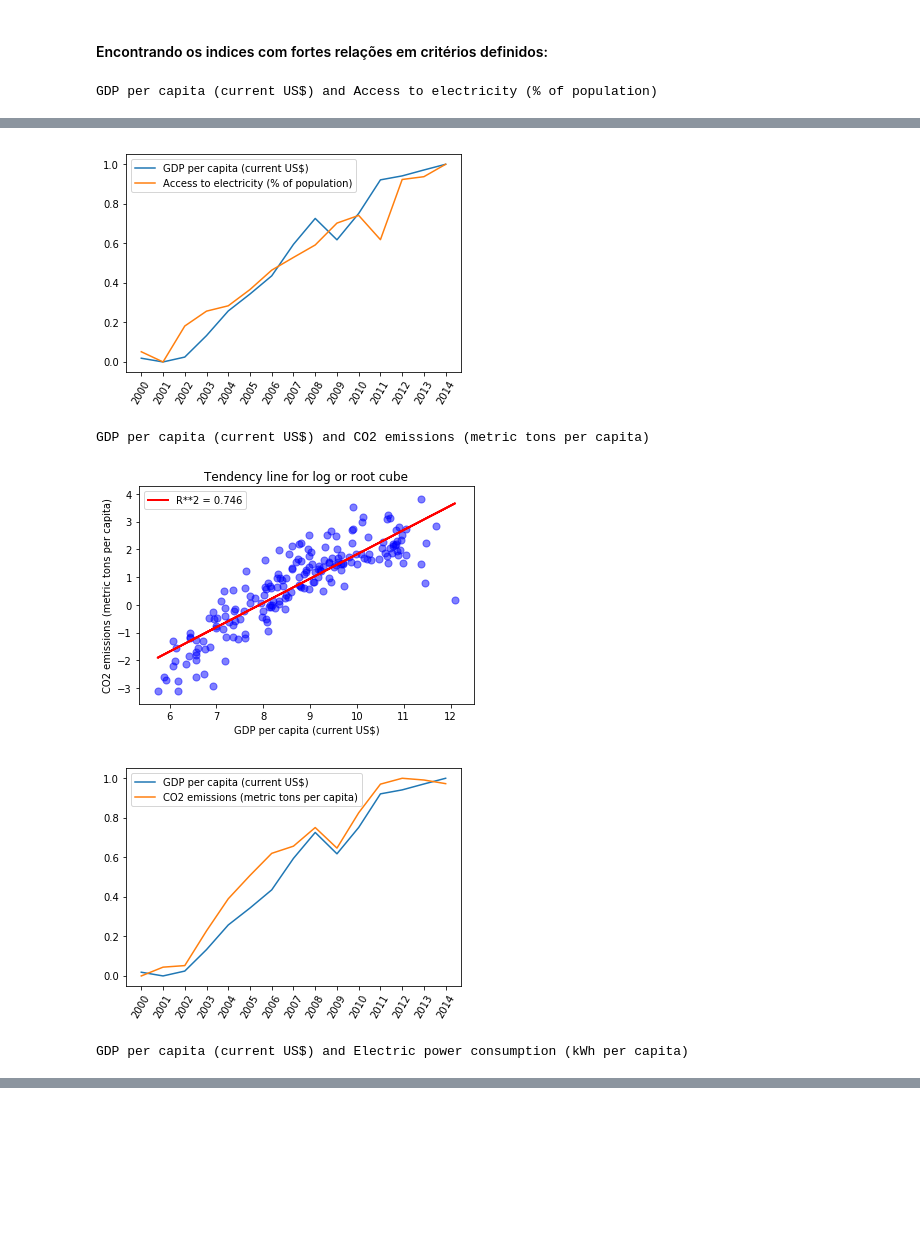
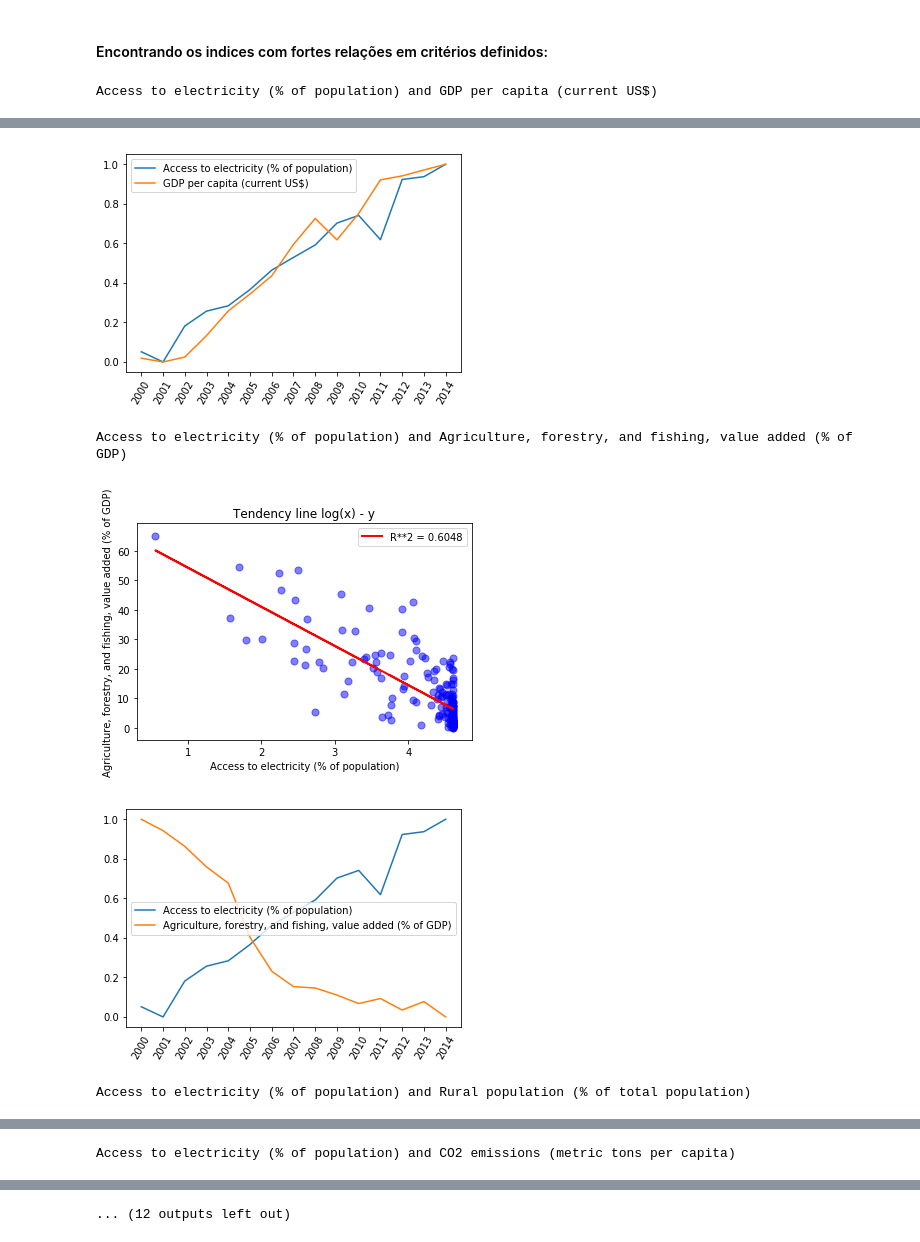
Before and after one commit to Kalysthos/P4DS-Homework, a Jupyter notebook: Apresentação.ipynb, the cells around one changed output, grey strips where cells are left out. Saved outputs shown, nothing was run; the diff lists cells and outputs as text; code cells hidden in the pictures; blank space fills up the shorter version.

```diff
--- a/Apresentação.ipynb
+++ b/Apresentação.ipynb
@@ -110,6 +110,6 @@ trend_years(data, "World", ['Economic freedom', 'GDP per capita (current US$)'],
 # %% [markdown]
 #### Encontrando os indices com fortes relações em critérios definidos:
 # %%
-comparison_filter(data, year=2014, years=[2000,2014], country="World", index='GDP per capita (current US$)', r2=0.45, coef=0.05, num=20)
+comparison_filter(data, year=2008, years=[2000,2014], country="World", index='Access to electricity (% of population)', r2=0.25, coef=10, num=75)
 # %% [output]
-GDP per capita (current US$) and Access to electricity (% of population)
+Access to electricity (% of population) and GDP per capita (current US$)
@@ -117,5 +117,5 @@ GDP per capita (current US$) and Access to electricity (% of population)
-[figure, old version]
+[figure, new version]
-GDP per capita (current US$) and CO2 emissions (metric tons per capita)
+Access to electricity (% of population) and Agriculture, forestry, and fishing, value added (% of GDP)
-[figure, old version]
+[figure, new version]
-[figure, old version]
+[figure, new version]
-GDP per capita (current US$) and Electric power consumption (kWh per capita)
+Access to electricity (% of population) and Rural population (% of total population)
@@ -123,0 +124 @@ GDP per capita (current US$) and Electric power consumption (kWh per capita)
+Access to electricity (% of population) and CO2 emissions (metric tons per capita)
@@ -123,0 +127 @@ GDP per capita (current US$) and Electric power consumption (kWh per capita)
+... (12 outputs left out)
```
Also changed, not shown: parts of 6 cells of this notebook, 2 other files.
